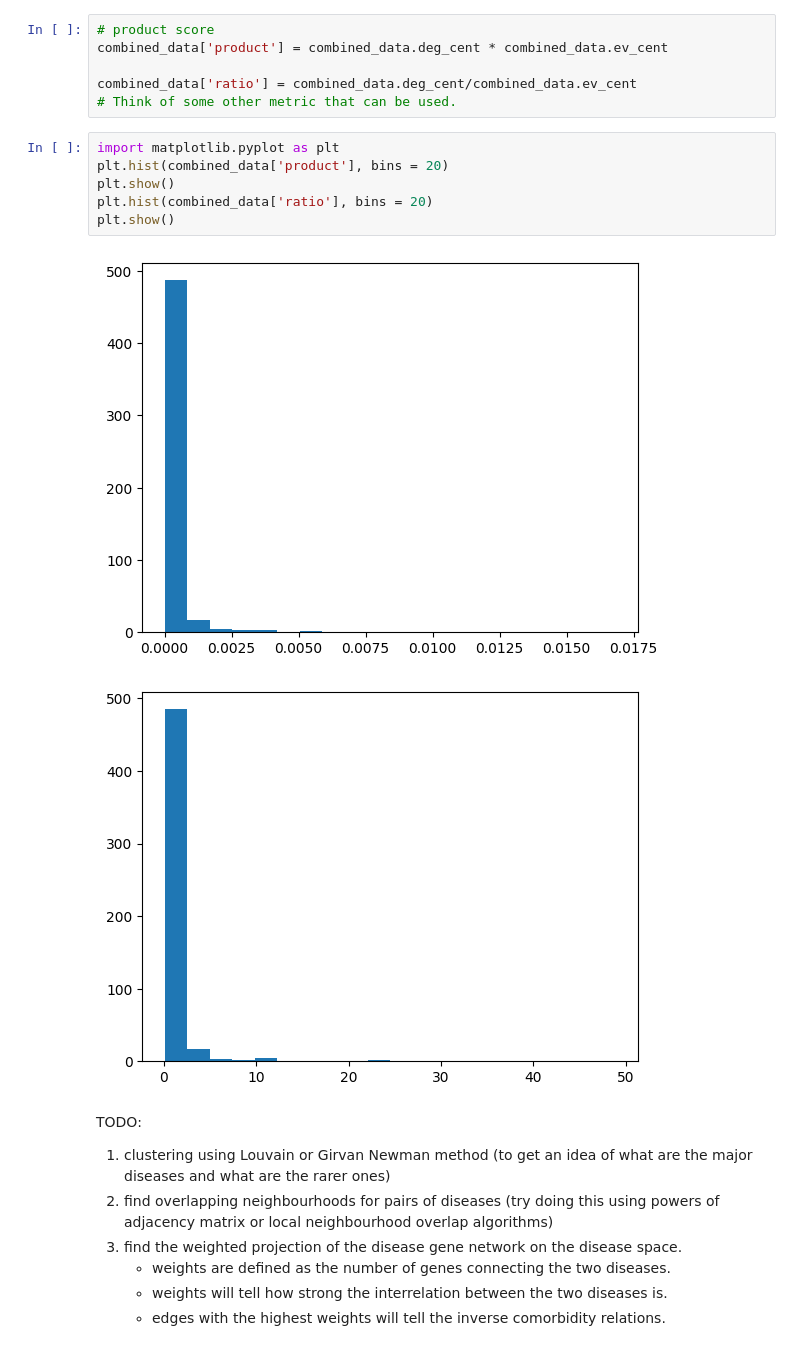
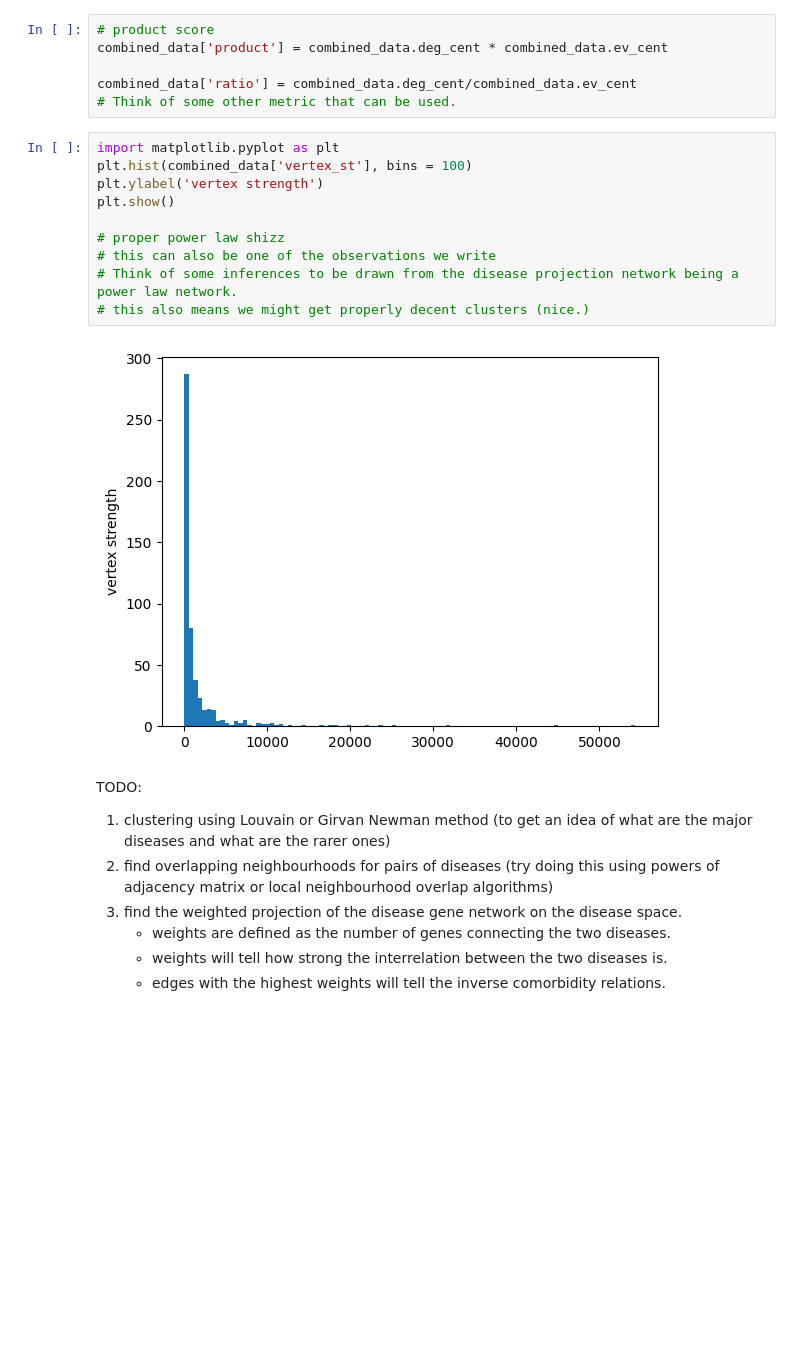
Before and after one commit to aadit-mahajan/GetTheseDiseases, a Jupyter notebook: DG_clustering.ipynb, the cells around one changed output. Saved outputs shown, nothing was run; the diff lists cells and outputs as text; blank space fills up the shorter version.

```diff
--- a/DG_clustering.ipynb
+++ b/DG_clustering.ipynb
@@ -118,15 +126,18 @@ combined_data['product'] = combined_data.deg_cent * combined_data.ev_cent
 
 combined_data['ratio'] = combined_data.deg_cent/combined_data.ev_cent
 # Think of some other metric that can be used.
-# %%
-import matplotlib.pyplot as plt
-plt.hist(combined_data['product'], bins = 20)
-plt.show()
-plt.hist(combined_data['ratio'], bins = 20)
-plt.show()
-# %% [output]
-[figure, removed]
-[figure, removed]
+# %%
+import matplotlib.pyplot as plt
+plt.hist(combined_data['vertex_st'], bins = 100)
+plt.ylabel('vertex strength')
+plt.show()
+
+# proper power law shizz
+# this can also be one of the observations we write
+# Think of some inferences to be drawn from the disease projection network being a power law network.
+# this also means we might get properly decent clusters (nice.)
+# %% [output]
+[figure, added]
 # %% [markdown]
 TODO:
 1. clustering using Louvain or Girvan Newman method (to get an idea of what are the major diseases and what are the rarer ones)
```
Also changed, not shown: parts of 8 cells of this notebook.
